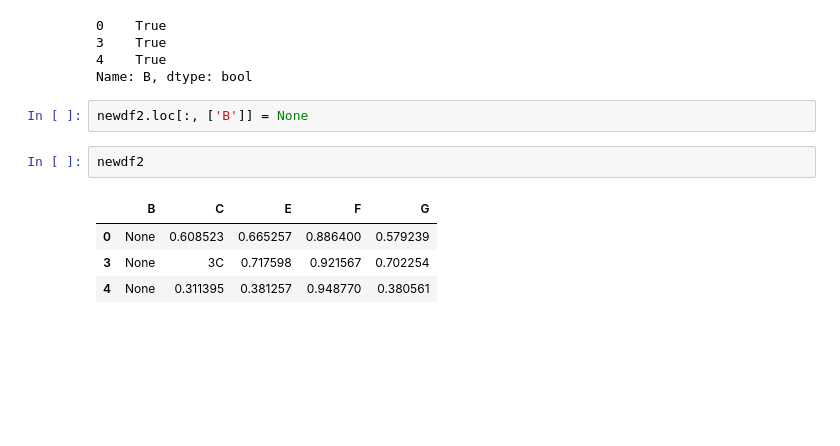
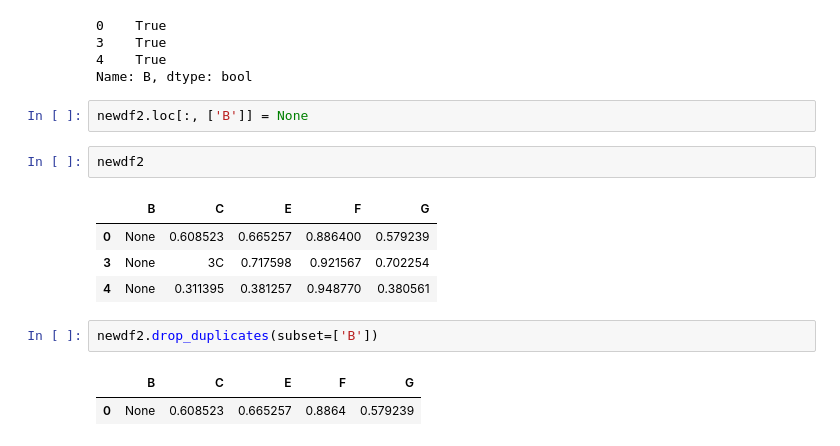
Before and after one commit to Newtanmukh/Python-Frameworks-Tutorials, a Jupyter notebook: PANDAS-June2024/SEBI.ipynb, the cells around one changed output. Saved outputs shown, nothing was run; the diff lists cells and outputs as text; blank space fills up the shorter version.

```diff
--- a/PANDAS-June2024/SEBI.ipynb
+++ b/PANDAS-June2024/SEBI.ipynb
@@ -780,3 +780,8 @@ newdf2
 | 0 | None | 0.608523 | 0.665257 | 0.886400 | 0.579239 |
 | 3 | None | 3C | 0.717598 | 0.921567 | 0.702254 |
 | 4 | None | 0.311395 | 0.381257 | 0.948770 | 0.380561 |
+# %%
+newdf2.drop_duplicates(subset=['B'])
+# %% [output]
+|  | B | C | E | F | G |
+| 0 | None | 0.608523 | 0.665257 | 0.8864 | 0.579239 |
```
Also changed, not shown: parts of 6 cells of this notebook.
